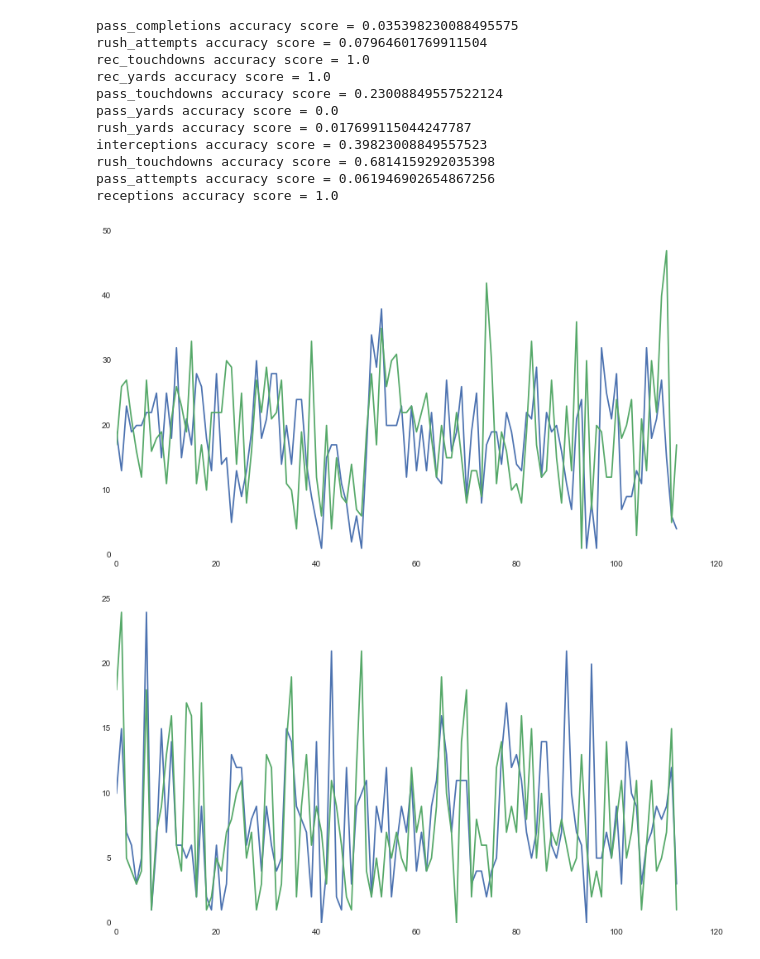
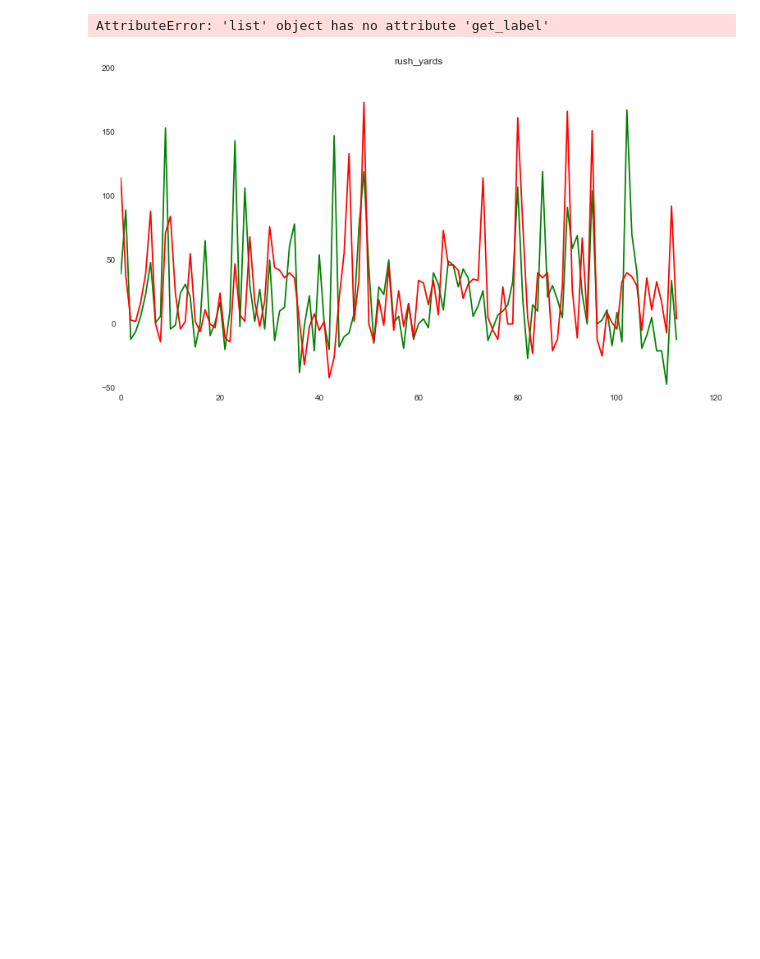
Before and after one commit to CoopTheOriginal/college_football_fantasy, a Jupyter notebook: Testing Model Choice.ipynb, the cells around one changed output. Drawn from its saved outputs; the diff is of its cells as text; code cells hidden in the pictures; blank space fills up the shorter version.

Commit message:
better charting to validate success or failure of predictions

```diff
--- a/Testing Model Choice.ipynb
+++ b/Testing Model Choice.ipynb
@@ -18,15 +18,27 @@ def prep_model_input(player_list):
     return np.array([[team_ids[stat.game.team], stat.game.home]
                       for stat in player_list])
 
-def run_model(train_input, train_answer, test_input, test_answer):
+def run_model(train_input, train_answer, test_input, test_answer, player_stat):
     rfc = RandomForestClassifier ()
     rfc.fit(train_input, train_answer)
     predicted = rfc.predict(test_input)
+    plot_pred_actual(player_stat, predicted, test_answer)
+    return accuracy_score(test_answer, predicted)
 
+def plot_pred_actual(player_stat, predicted, test_answer):
     plt.figure(figsize=(13,7))
-    plt.plot(test_answer)
-    plt.plot(predicted)
-    return accuracy_score(test_answer, predicted)
+    plt.title(player_stat)
+    plt.plot(test_answer, 'g', label='Actual')
+    plt.plot(predicted, 'r', label='Predicted')
+    plt.legend(handles=[actual, predict])
+
+
+    plt.subplot(223)
+plt.plot([1,2,3], label="test1")
+plt.plot([3,2,1], label="test2")
+plt.legend(bbox_to_anchor=(1.05, 1), loc=2, borderaxespad=0.)
+
+plt.show()
 
 def get_train_test_players():
     train_players = PlayerData.objects.filter(game__week__lte=13)
@@ -47,24 +59,15 @@ train_players, test_players = get_train_test_players()
 # %%
 train_input = prep_model_input(train_players)
 test_input = prep_model_input(test_players)
 
 train_players_dict = player_stat_arrays(train_players)
 test_players_dict = player_stat_arrays(test_players)
 
 for player_stat in train_players_dict.keys():
-    accuracy = run_model(train_input, train_players_dict[player_stat], test_input, test_players_dict[player_stat])
-    print('{} accuracy score = {}'.format(player_stat, accuracy))
+    ignore_stats = ['rec_yards', 'rec_touchdowns', 'receptions']
+    if player_stat not in ignore_stats:
+        accuracy = run_model(train_input, train_players_dict[player_stat], test_input, test_players_dict[player_stat], player_stat)
+        print('{} accuracy score = {}'.format(player_stat, accuracy))
 # %% [output]
-pass_completions accuracy score = 0.035398230088495575
-rush_attempts accuracy score = 0.07964601769911504
-rec_touchdowns accuracy score = 1.0
-rec_yards accuracy score = 1.0
-pass_touchdowns accuracy score = 0.23008849557522124
-pass_yards accuracy score = 0.0
-rush_yards accuracy score = 0.017699115044247787
-interceptions accuracy score = 0.39823008849557523
-rush_touchdowns accuracy score = 0.6814159292035398
-pass_attempts accuracy score = 0.061946902654867256
-receptions accuracy score = 1.0
+AttributeError: 'list' object has no attribute 'get_label'
-[figure, old version]
+[figure, new version]
-[figure, removed]
```
Also changed, not shown: parts of 1 cell of this notebook, 1 other file.
